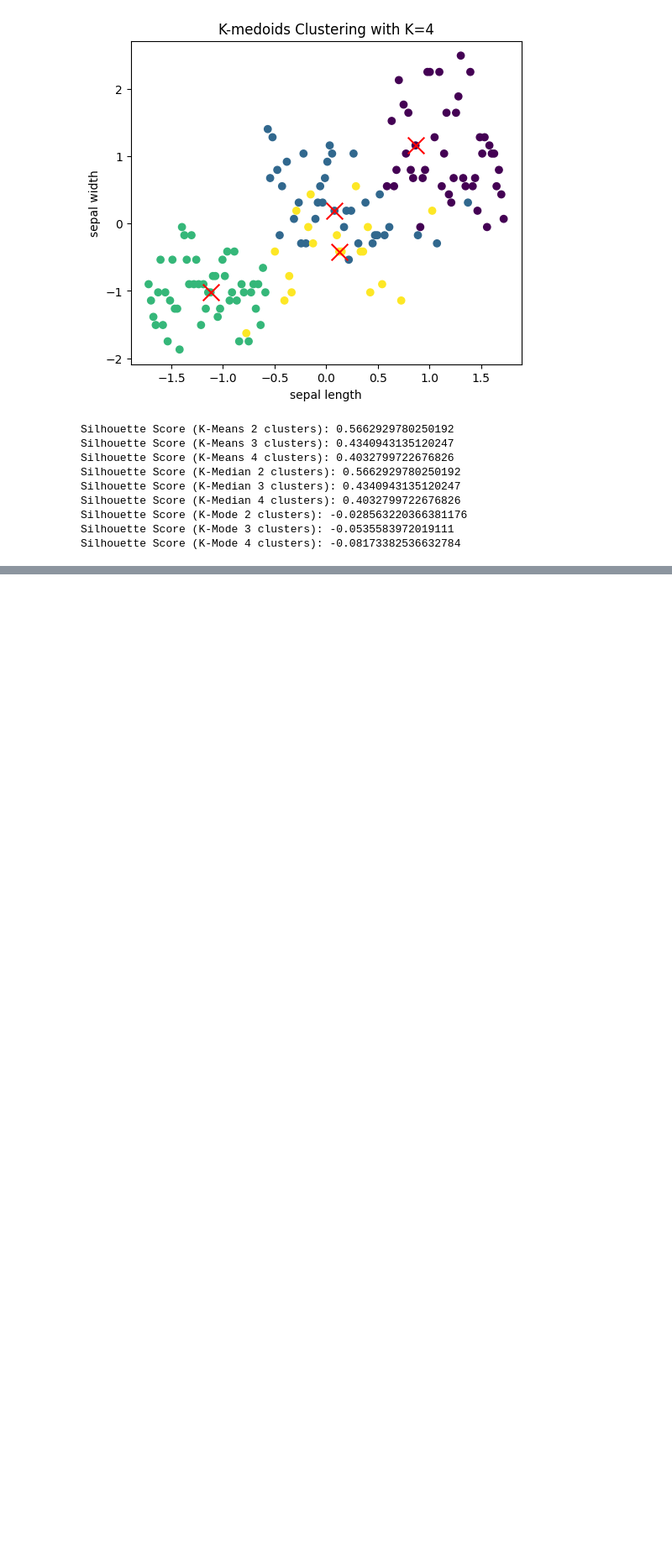
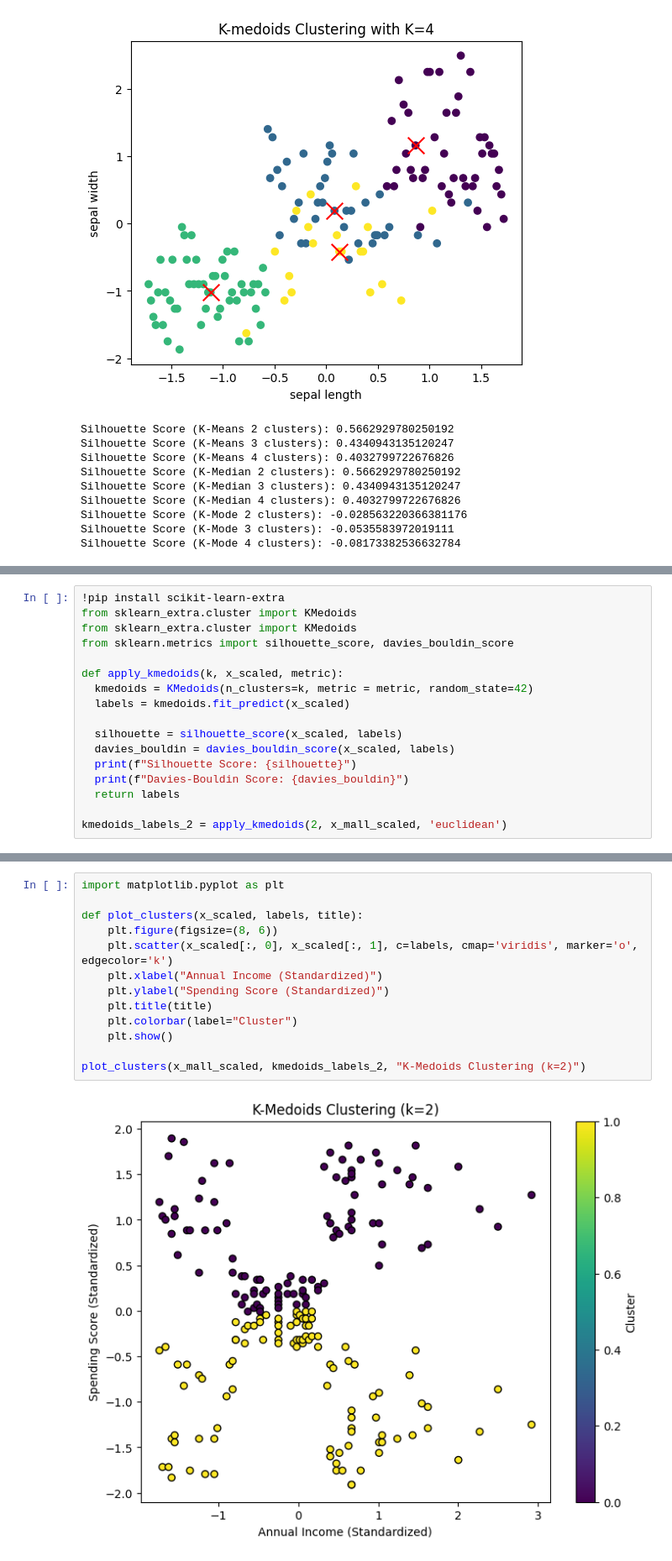
Before and after one commit to Kritzr/machine_learning, a Jupyter notebook: kmeans_kmode_kmedian/kmeans_kmode_kmedian.ipynb, the cells around one changed output, grey strips where cells are left out. Shown at 84% size. Drawn from its saved outputs; the diff is of its cells as text; blank space fills up the shorter version.

```diff
--- a/kmeans_kmode_kmedian/kmeans_kmode_kmedian.ipynb
+++ b/kmeans_kmode_kmedian/kmeans_kmode_kmedian.ipynb
@@ -216,0 +282,17 @@ Silhouette Score (K-Mode 4 clusters): -0.08173382536632784
+# %%
+!pip install scikit-learn-extra
+from sklearn_extra.cluster import KMedoids
+from sklearn_extra.cluster import KMedoids
+from sklearn.metrics import silhouette_score, davies_bouldin_score
+
+def apply_kmedoids(k, x_scaled, metric):
+  kmedoids = KMedoids(n_clusters=k, metric = metric, random_state=42)
+  labels = kmedoids.fit_predict(x_scaled)
+
+  silhouette = silhouette_score(x_scaled, labels)
+  davies_bouldin = davies_bouldin_score(x_scaled, labels)
+  print(f"Silhouette Score: {silhouette}")
+  print(f"Davies-Bouldin Score: {davies_bouldin}")
+  return labels
+
+kmedoids_labels_2 = apply_kmedoids(2, x_mall_scaled, 'euclidean')
@@ -216,0 +362,15 @@ Silhouette Score (K-Mode 4 clusters): -0.08173382536632784
+# %%
+import matplotlib.pyplot as plt
+
+def plot_clusters(x_scaled, labels, title):
+    plt.figure(figsize=(8, 6))
+    plt.scatter(x_scaled[:, 0], x_scaled[:, 1], c=labels, cmap='viridis', marker='o', edgecolor='k')
+    plt.xlabel("Annual Income (Standardized)")
+    plt.ylabel("Spending Score (Standardized)")
+    plt.title(title)
+    plt.colorbar(label="Cluster")
+    plt.show()
+
+plot_clusters(x_mall_scaled, kmedoids_labels_2, "K-Medoids Clustering (k=2)")
+# %% [output]
+[figure, added]
```
Also changed, not shown: parts of 9 cells of this notebook.
